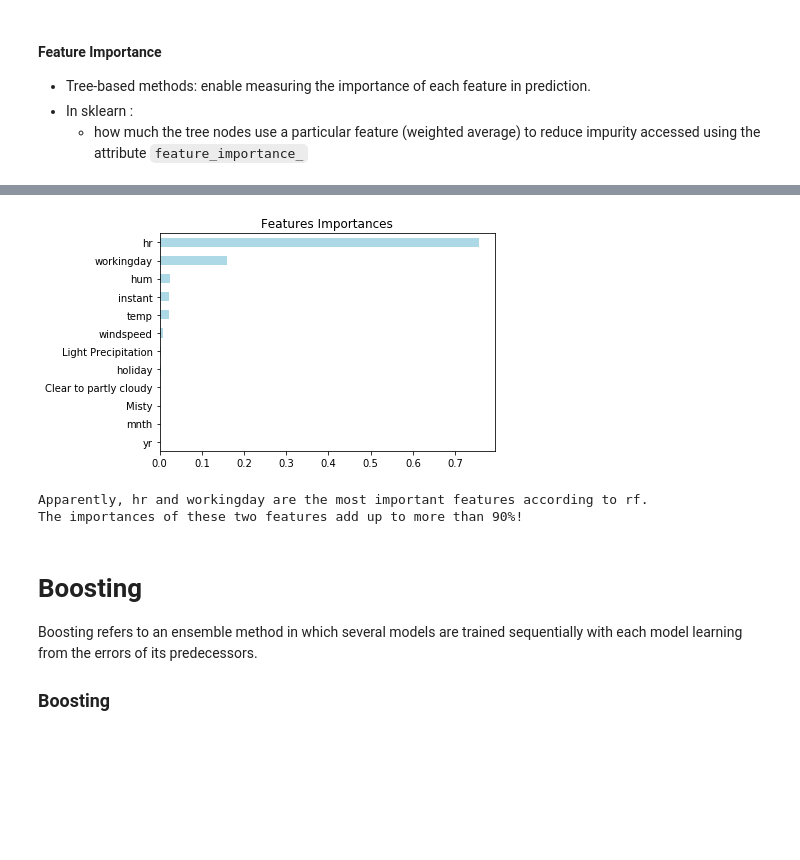
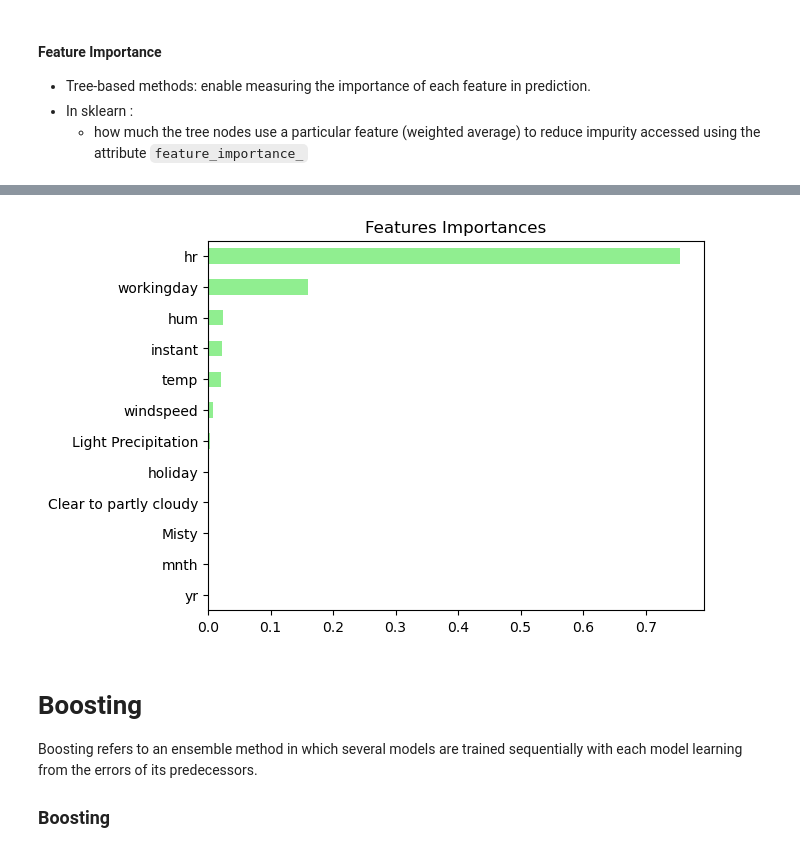
Before and after one commit to Ibn-mohey/Practice-Python, a Jupyter notebook: Data Camp/Machine Learning Scientist with Python/04.Machine Learning with Tree-Based Models in Python.ipynb, the cells around one changed output, grey strips where cells are left out. Saved outputs shown, nothing was run; the diff lists cells and outputs as text; code cells hidden in the pictures; blank space fills up the shorter version.

```diff
--- a/Data Camp/Machine Learning Scientist with Python/04.Machine Learning with Tree-Based Models in Python.ipynb
+++ b/Data Camp/Machine Learning Scientist with Python/04.Machine Learning with Tree-Based Models in Python.ipynb
@@ -730,22 +747,17 @@ Test set RMSE of rf: 51.84
 # %%
 # Create a pd.Series of features importances
 importances = pd.Series(data=rf.feature_importances_,
                         index= X_train.columns)
 
 # Sort importances
 importances_sorted = importances.sort_values()
 
 # Draw a horizontal barplot of importances_sorted
-importances_sorted.plot(color='lightblue', kind='barh')
+importances_sorted.plot(color='lightgreen', kind='barh')
 plt.title('Features Importances')
 plt.show()
-
-print('Apparently, hr and workingday are the most important features according to rf.\
-\nThe importances of these two features add up to more than 90%!')
 # %% [output]
-[figure, old version]
+[figure, new version]
-Apparently, hr and workingday are the most important features according to rf.
-The importances of these two features add up to more than 90%!
 # %% [markdown]
 # Boosting
 Boosting refers to an ensemble method in which several models are trained sequentially with each model learning from the errors of its predecessors.
```
Also changed, not shown: parts of 74 cells of this notebook, 1 other file.
